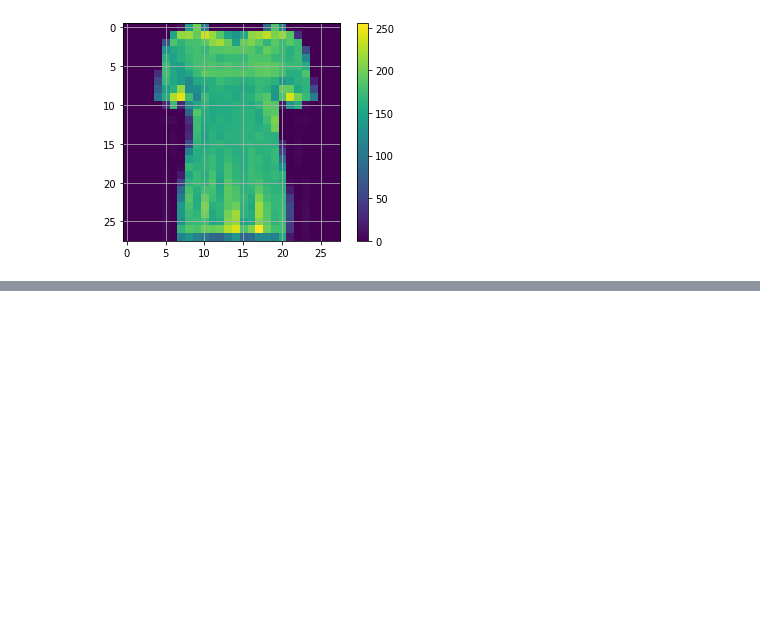
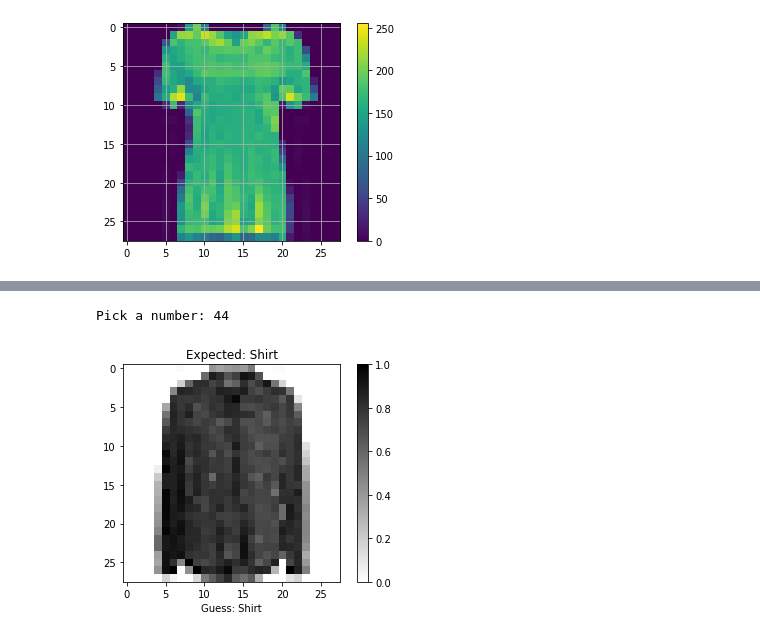
Before and after one commit to santiracca/neural_networks_intro, a Jupyter notebook: neural_networks_intro.ipynb, the cells around one changed output, grey strips where cells are left out. Drawn from its saved outputs; the diff is of its cells as text; code cells hidden in the pictures; blank space fills up the shorter version.

```diff
--- a/neural_networks_intro.ipynb
+++ b/neural_networks_intro.ipynb
@@ -37,3 +37,13 @@ plt.show()
 # %%
 train_images = train_images / 255.0
 test_images = test_images / 255.0
+# %%
+model = keras.Sequential([
+  keras.layers.Flatten(input_shape=(28, 28)),
+  keras.layers.Dense(128, activation='relu'),
+  keras.layers.Dense(10, activation='softmax')
+])
+# %%
+model.compile(optimizer='adam', loss='sparse_categorical_crossentropy', metrics=['accuracy'])
+# %%
+model.fit(train_images, train_labels, epochs=10)
@@ -39,0 +92,41 @@ test_images = test_images / 255.0
+# %%
+COLOR = 'black'
+plt.rcParams['text.color'] = COLOR
+plt.rcParams['axes.labelcolor'] = COLOR
+
+def predict(model, image, correct_label):
+  class_names = ['T-shirt/top', 'Trouser', 'Pullover', 'Dress', 'Coat',
+               'Sandal', 'Shirt', 'Sneaker', 'Bag', 'Ankle boot']
+  prediction = model.predict(np.array([image]))
+  predicted_class = class_names[np.argmax(prediction)]
+
+  show_image(image, class_names[correct_label], predicted_class)
+
+
+def show_image(img, label, guess):
+  plt.figure()
+  plt.imshow(img, cmap=plt.cm.binary)
+  plt.title("Expected: " + label)
+  plt.xlabel("Guess: " + guess)
+  plt.colorbar()
+  plt.grid(False)
+  plt.show()
+
+
+def get_number():
+  while True:
+    num = input("Pick a number: ")
+    if num.isdigit():
+      num = int(num)
+      if 0 <= num <= 1000:
+        return int(num)
+    else:
+      print("Try again...")
+
+num = get_number()
+image = test_images[num]
+label = test_labels[num]
+predict(model, image, label)
+# %% [output]
+Pick a number: 44
+[figure, added]
```
Also changed, not shown: parts of 5 cells of this notebook.
